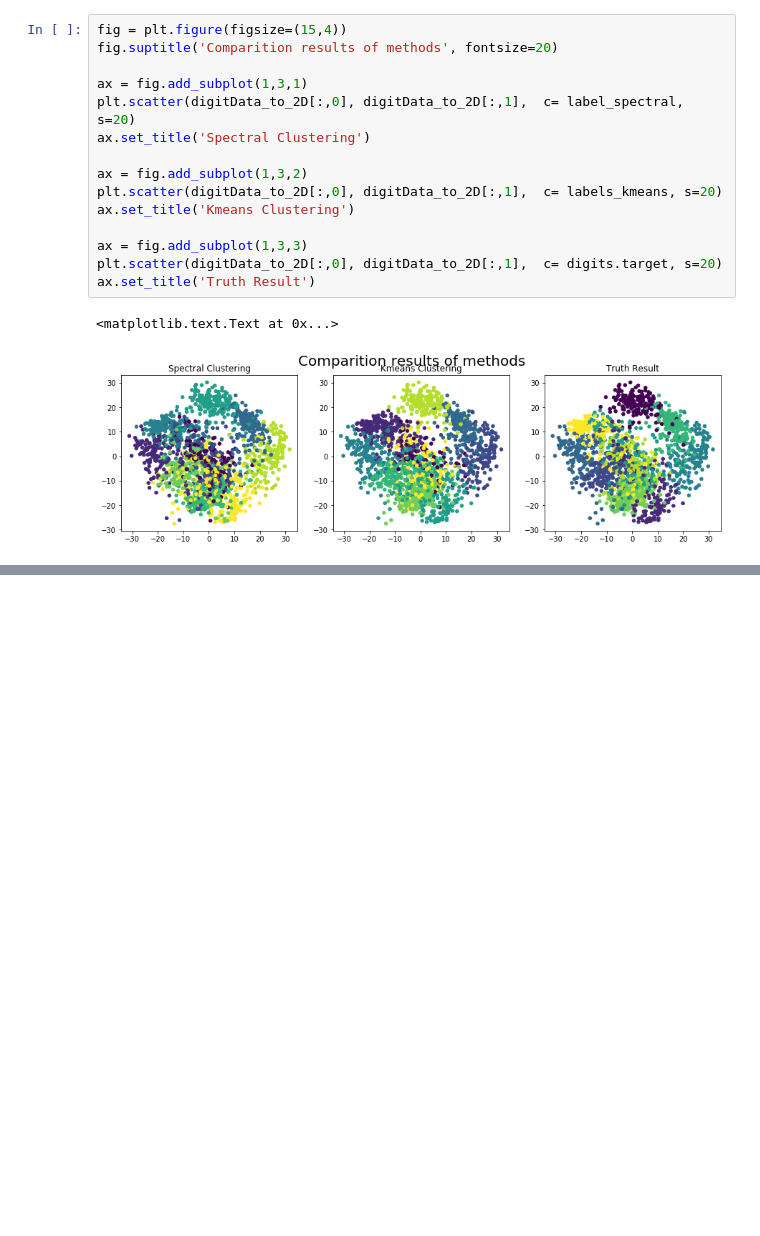
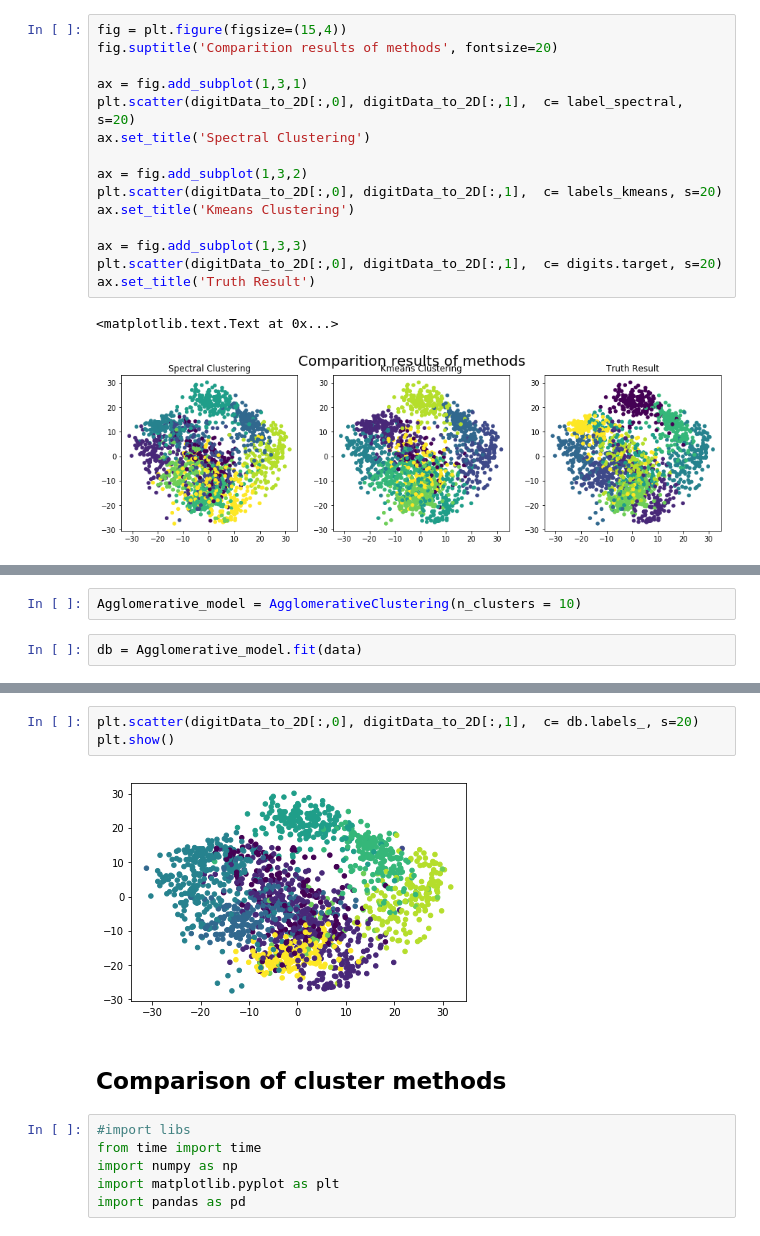
Before and after one commit to tranquoclongt1/ML, a Jupyter notebook: Bai tap 2.ipynb, the cells around one changed output, grey strips where cells are left out. Saved outputs shown, nothing was run; the diff lists cells and outputs as text; blank space fills up the shorter version.

```diff
--- a/Bai tap 2.ipynb
+++ b/Bai tap 2.ipynb
@@ -153,0 +248,4 @@ ax.set_title('Truth Result')
+# %%
+Agglomerative_model = AgglomerativeClustering(n_clusters = 10)
+# %%
+db = Agglomerative_model.fit(data)
@@ -153,0 +274,13 @@ ax.set_title('Truth Result')
+# %%
+plt.scatter(digitData_to_2D[:,0], digitData_to_2D[:,1],  c= db.labels_, s=20)
+plt.show()
+# %% [output]
+[figure, added]
+# %% [markdown]
+## Comparison of cluster methods
+# %%
+#import libs
+from time import time
+import numpy as np
+import matplotlib.pyplot as plt
+import pandas as pd
```
Also changed, not shown: parts of 30 cells of this notebook, 1 other file.
